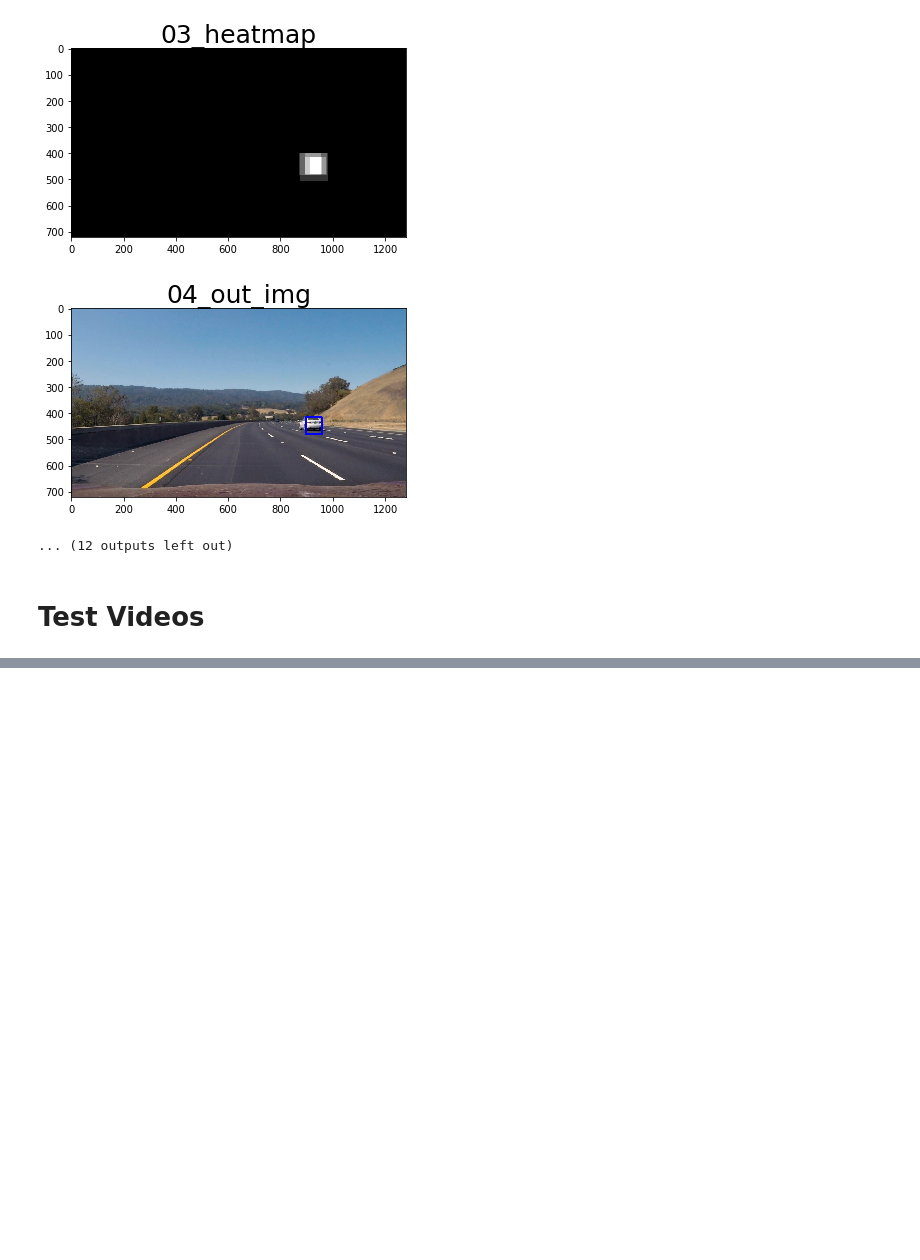
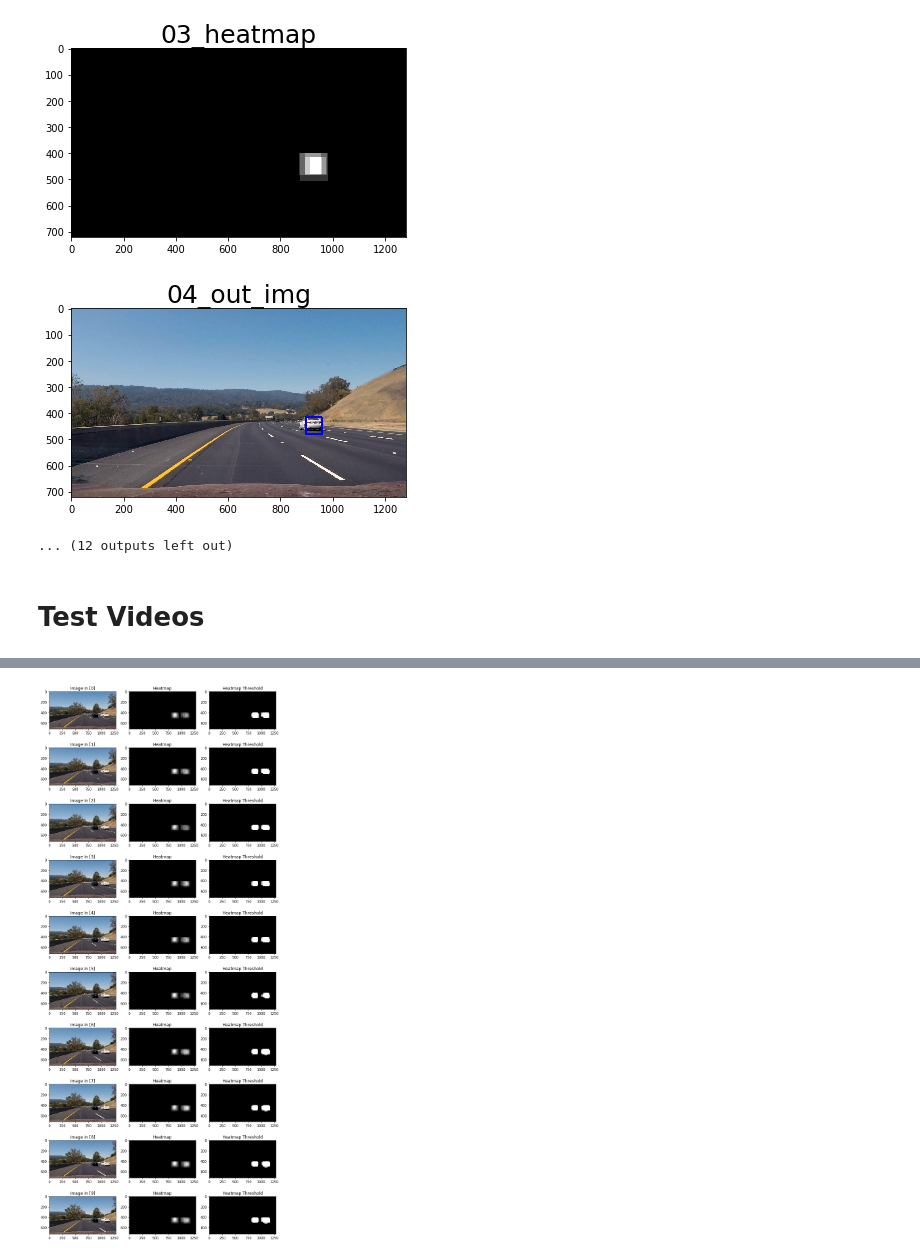
Before and after one commit to stein089/CarND-Vehicle-Detection, a Jupyter notebook: vehicle_detection.ipynb, the cells around one changed output, grey strips where cells are left out. Drawn from its saved outputs; the diff is of its cells as text; code cells hidden in the pictures; blank space fills up the shorter version.

Commit message:
added heatmap media

```diff
--- a/vehicle_detection.ipynb
+++ b/vehicle_detection.ipynb
@@ -357,15 +357,20 @@ class VehicleDetector():
         self.X_scaler = X_scaler
         self.feature_extractor = feature_extractor
         self.recent_heats = collections.deque(maxlen=10)
+        self.recent_images = collections.deque(maxlen=10)
+        self.recent_heatmaps = collections.deque(maxlen=10)
         self.my_debug = Debug(my_debug_write = False,
                               my_debug_plot = False,
                               my_image_output_folder='test_images_output/')
+
+        self.draw_image = None
+        self.labels = None
 
 
     def process_image(self, image_in):
 
         self.my_debug.my_debug_out(img=image_in, shortname='01_image_in')
-
+        self.recent_images.append(image_in)
 
         ystart = 400
         ystop = 656
@@ -390,22 +395,26 @@ class VehicleDetector():
 
         heat = np.zeros_like(image_in[:,:,0]).astype(np.float)
         heat =  self.add_heat(heat,out_boxes)
+
+        self.recent_heatmaps.append(heat.copy())
         self.my_debug.my_debug_out(img=heat, shortname='03_heatmap', is_gray=True)
+
+
         heat = self.apply_threshold(heat,3)
-
         self.recent_heats.append(heat)
 
-        heat = np.mean(my_vehicle_detector.recent_heats, axis=0)
+
+        heat = np.mean(self.recent_heats, axis=0)
         heat = self.apply_threshold(heat, 1)
 
         from scipy.ndimage.measurements import label
         heatmap = np.clip(heat, 0, 255)
-        labels = label(heatmap)
-        draw_img = self.draw_labeled_bboxes(np.copy(image_in), labels)
+        self.labels = label(heatmap)
+        self.draw_image = self.draw_labeled_bboxes(np.copy(image_in), self.labels)
 
-        self.my_debug.my_debug_out(img=draw_img, shortname='04_out_img', is_gray=False)
+        self.my_debug.my_debug_out(img=self.draw_image, shortname='04_out_img', is_gray=False)
 
-        return draw_img
+        return self.draw_image
 
     # From Udacity Online Class
     # Define a function to draw bounding boxes
@@ -612,0 +617,15 @@ plt.imshow(heat)
+# %%
+## DEBUG OUTPUT
+## OUTPUT 10 Last heatmaps of video
+
+f, axarr = plt.subplots(10, 3, figsize=(12,30))
+
+for idx in range(0,10):
+    axarr[idx, 0].imshow(my_vehicle_detector.recent_images[-10+idx])
+    axarr[idx, 0].set_title('Image In [' + str(idx)+']')
+    axarr[idx, 1].imshow(my_vehicle_detector.recent_heatmaps[-10+idx], cmap='gray')
+    axarr[idx, 1].set_title('Heatmap')
+    axarr[idx, 2].imshow(my_vehicle_detector.recent_heats[-10+idx], cmap='gray')
+    axarr[idx, 2].set_title('Heatmap Threshold')
+# %% [output]
+[figure, added]
```
Also changed, not shown: parts of 3 cells of this notebook, 3 other files.
